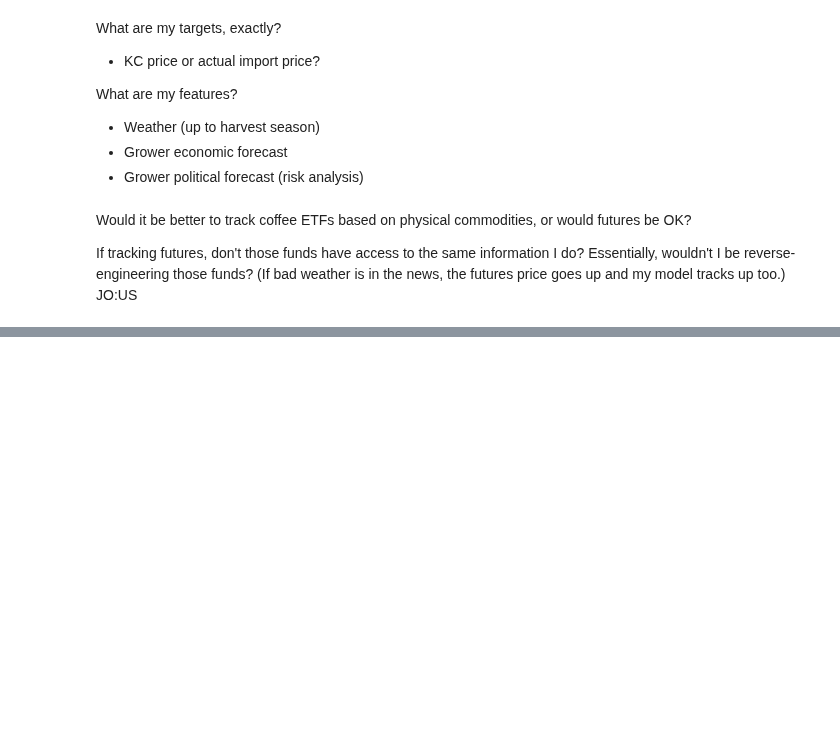
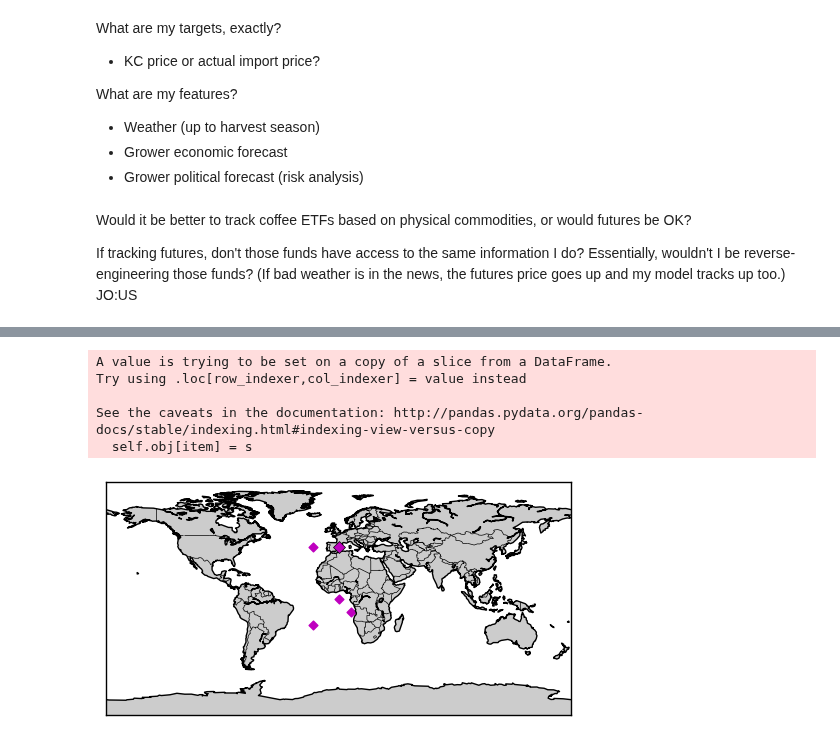
Before and after one commit to mohsseha/DSI-BOS-students, a Jupyter notebook: ntmitchell/capstone project/lab notebook.ipynb, the cells around one changed output, grey strips where cells are left out. Drawn from its saved outputs; the diff is of its cells as text; code cells hidden in the pictures; blank space fills up the shorter version.

Commit message:
uploaded project 7 and other housekeeping

```diff
--- a/ntmitchell/capstone project/lab notebook.ipynb
+++ b/ntmitchell/capstone project/lab notebook.ipynb
@@ -36,0 +122,8 @@ TypeError: 'zip' object is not subscriptable
+# %%
+KC_futures_prices.loc[:, "DATE"] = KC_futures_prices["DATE"].apply(pd.to_datetime)
+# %% [output]
+A value is trying to be set on a copy of a slice from a DataFrame.
+Try using .loc[row_indexer,col_indexer] = value instead
+
+See the caveats in the documentation: http://pandas.pydata.org/pandas-docs/stable/indexing.html#indexing-view-versus-copy
+  self.obj[item] = s
@@ -36,0 +136,34 @@ TypeError: 'zip' object is not subscriptable
+# %%
+from mpl_toolkits.basemap import Basemap
+import matplotlib.pyplot as plt
+
+# map = Basemap(llcrnrlon=-10.5,llcrnrlat=35,urcrnrlon=4.,urcrnrlat=44.,
+#              resolution='i', projection='tmerc', lat_0 = 39.5, lon_0 = -3.25)
+# map.drawparallels(range(34, 50, 2), linewidth=2, dashes=[4, 2], labels=[1,0,0,1], color='r', zorder=0 )
+
+# map = Basemap(resolution='l',
+#               satellite_height=3000000.,
+#               projection='nsper',
+#               lat_0 = 30., lon_0 = -27.,
+#               llcrnrx=500000.,llcrnry=500000.,urcrnrx=2700000.,urcrnry=2700000.
+#              )
+
+
+
+map = Basemap()
+x, y = map(0, 40)
+map.plot(x, y, marker='D',color='m')
+
+lons = [0, 10, -20, -20]
+lats = [0, -10, 40, -20]
+
+x, y = map(lons, lats)
+map.scatter(x, y, marker='D',color='m')
+
+map.fillcontinents()
+map.drawcoastlines()
+map.drawcountries()
+
+plt.show()
+# %% [output]
+[figure, added]
```
Also changed, not shown: parts of 17 cells of this notebook.
